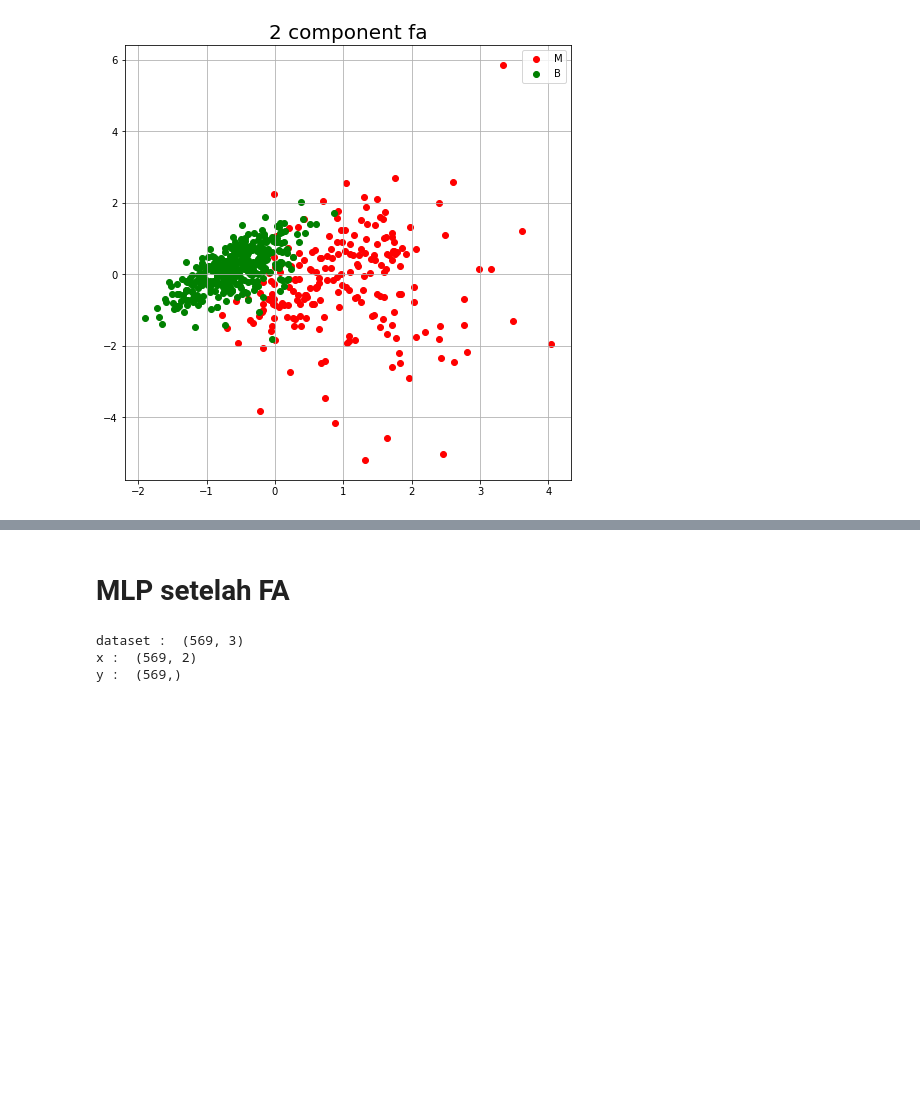
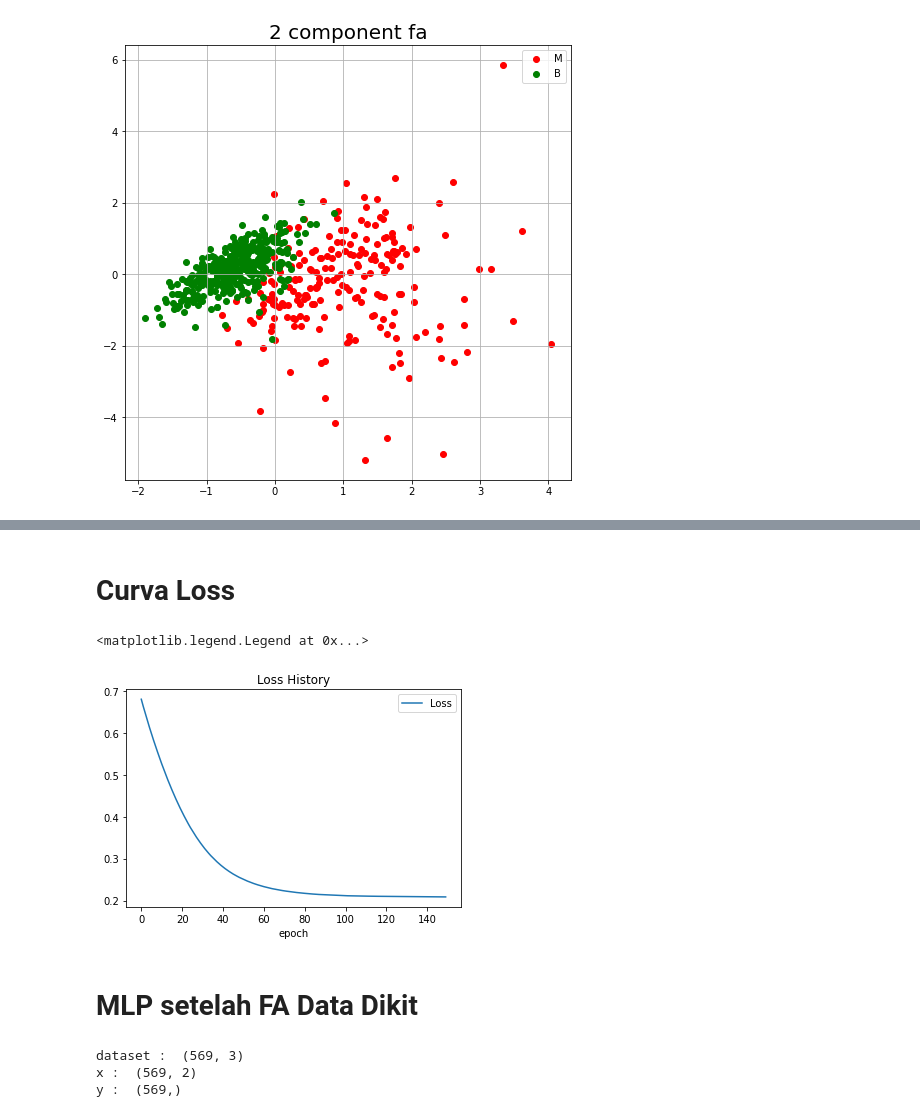
Before and after one commit to solihatuljannah/UAS-Kelompok-12, a Jupyter notebook: FA.ipynb, the cells around one changed output, grey strips where cells are left out. Drawn from its saved outputs; the diff is of its cells as text; code cells hidden in the pictures; blank space fills up the shorter version.

```diff
--- a/FA.ipynb
+++ b/FA.ipynb
@@ -230,0 +235,8 @@ ax.grid()
+# %%
+dataset_clas1 = finalDf
+y_clas1 = dataset_clas1['target']
+x_clas1 = dataset_clas1.drop(['target'], axis=1)
+
+print ("dataset : ",dataset_clas1.shape)
+print ("x : ",x_clas1.shape)
+print ("y : ",y_clas1.shape)
@@ -230,0 +247,2 @@ ax.grid()
+# %%
+X_train, X_test, y_train, y_test = train_test_split(x_clas1, y_clas1, test_size = 0.2, random_state = 42)
@@ -230,0 +251,10 @@ ax.grid()
+# %%
+from sklearn.preprocessing import StandardScaler
+scaler = StandardScaler()
+scaler.fit(X_train)
+X_train = scaler.transform(X_train)
+X_test = scaler.transform(X_test)
+# %%
+from sklearn.neural_network import MLPClassifier
+mlp = MLPClassifier(max_iter=600)
+hasil =mlp.fit(X_train,y_train)
@@ -231,5 +282,17 @@ ax.grid()
+# %% [markdown]
+# Curva Loss
+# %%
+import matplotlib.pyplot as plt
+
+plt.plot(hasil.loss_curve_)
+plt.title('Loss History')
+plt.xlabel('epoch')
+plt.legend(['Loss'])
+# %% [output]
+<matplotlib.legend.Legend at 0x...>
+[figure, added]
 # %% [markdown]
-# MLP setelah FA
+# MLP setelah FA Data Dikit
 # %%
 dataset_clas1 = finalDf2
 y_clas1 = dataset_clas1['diagnosis']
```
Also changed, not shown: parts of 8 cells of this notebook.
